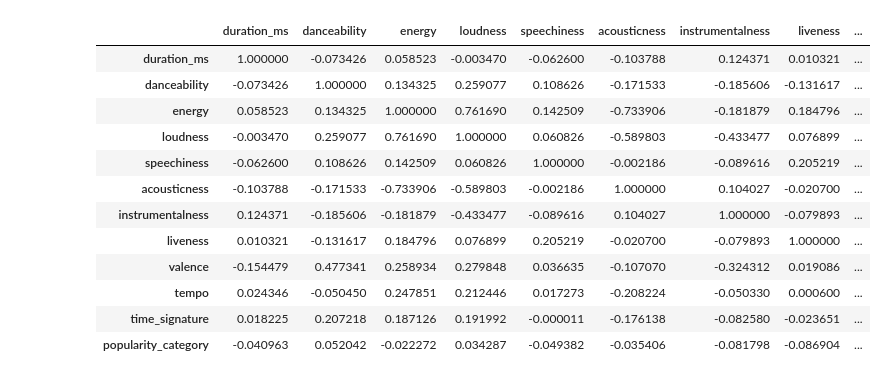
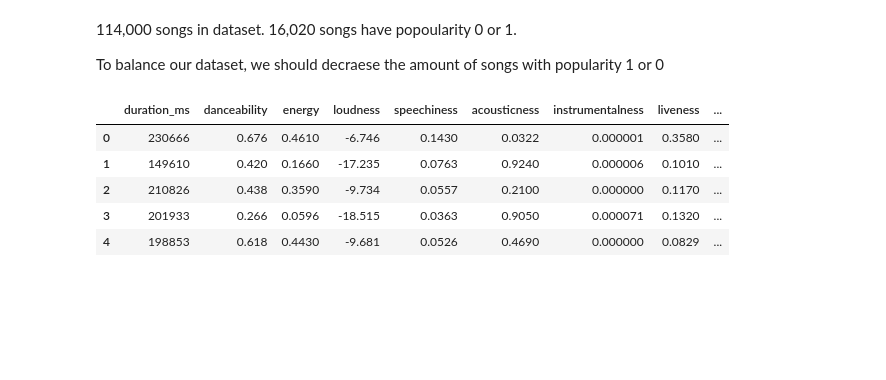
Before and after one commit to sahanaaa16/Song-Popularity, a Jupyter notebook: Final_Project.ipynb, the cells around one changed output. Cells and saved outputs as stored; diff of their text form; code cells hidden in the pictures; blank space fills up the shorter version.

```diff
--- a/Final_Project.ipynb
+++ b/Final_Project.ipynb
@@ -29,0 +48,19 @@ Warning: Total number of columns (21) exceeds max_columns (20) limiting to first
+# %%
+bins = [0,         30000,    60000,120000, 180000, 240000,300000, 420000, 720000, float('inf')]  # Example bins (adjust as needed)
+labels = ['<0:30', '0:30-1', '1-2','2-3','3-4','4-5','5-7','7-12','>12']
+
+# Create the categorical 'song_length_category' column
+df['song_length_category'] = pd.cut(df['duration_ms'], bins=bins, labels=labels, right=False)
+
+# Display a few rows to verify the new column
+#print(df[['duration_ms', 'song_length_category']].head(20))
+
+genre_popularity = df.groupby('song_length_category')['popularity'].mean().sort_values()
+
+plt.figure(figsize=(10, 5))
+sns.barplot(x=genre_popularity.index, y=genre_popularity.values, palette="viridis")
+plt.xlabel("length in minutes")
+plt.ylabel("Average Popularity")
+plt.title("Average Popularity by Song Length")
+plt.xticks(rotation = 80)
+plt.show()
@@ -30,29 +89,32 @@ Warning: Total number of columns (21) exceeds max_columns (20) limiting to first
+# %% [markdown]
+114,000 songs in dataset.
+16,020 songs have popoularity 0 or 1.
+
+To balance our dataset, we should decraese the amount of songs with popularity 1 or 0
 # %%
-def categorize_popularity(popularity):
-       if 0 <= popularity <= 50:
-           return 0
-       elif 51 <= popularity <= 100:
-           return 1
+def binary_popularity(popularity):
+       if 0 <= popularity <= 25:
+          return 0
+       elif 25 < popularity <= 100:
+          return 1
        else:
-           return -1  # Handle values outside the range if necessary
+          return -1  # Handle values outside the range if necessary
 
-df['popularity_category'] = df['popularity'].apply(categorize_popularity)
-new_df = df[['duration_ms',	'danceability', 'energy','loudness','speechiness','acousticness','instrumentalness','liveness','valence','tempo','time_signature', 'popularity_category']]  # Select desired columns
-new_df.corr()
+def explicitness(explicit):
+  if explicit == 0:
+    return 0
+  else:
+    return 1
 
-#loudness and energy correlate some correlation between valance and danceability
-#acousticness and energy/loudness have a negative correlation
+df['binary_popularity'] = df['popularity'].apply(binary_popularity)
+df['explicitness'] = df['explicit'].apply(explicitness)
+#these are all numerical features
+binary_df = df[['duration_ms',	'danceability', 'energy','loudness','speechiness','acousticness','instrumentalness','liveness','valence','tempo','time_signature', 'explicitness', 'key', 'mode', 'binary_popularity']]  # Select desired columns
+binary_df.head()
 # %% [output]
 |  | duration_ms | danceability | energy | loudness | speechiness | acousticness | instrumentalness | liveness | ... |
-| duration_ms | 1.000000 | -0.073426 | 0.058523 | -0.003470 | -0.062600 | -0.103788 | 0.124371 | 0.010321 | ... |
-| danceability | -0.073426 | 1.000000 | 0.134325 | 0.259077 | 0.108626 | -0.171533 | -0.185606 | -0.131617 | ... |
-| energy | 0.058523 | 0.134325 | 1.000000 | 0.761690 | 0.142509 | -0.733906 | -0.181879 | 0.184796 | ... |
-| loudness | -0.003470 | 0.259077 | 0.761690 | 1.000000 | 0.060826 | -0.589803 | -0.433477 | 0.076899 | ... |
-| speechiness | -0.062600 | 0.108626 | 0.142509 | 0.060826 | 1.000000 | -0.002186 | -0.089616 | 0.205219 | ... |
-| acousticness | -0.103788 | -0.171533 | -0.733906 | -0.589803 | -0.002186 | 1.000000 | 0.104027 | -0.020700 | ... |
-| instrumentalness | 0.124371 | -0.185606 | -0.181879 | -0.433477 | -0.089616 | 0.104027 | 1.000000 | -0.079893 | ... |
-| liveness | 0.010321 | -0.131617 | 0.184796 | 0.076899 | 0.205219 | -0.020700 | -0.079893 | 1.000000 | ... |
-| valence | -0.154479 | 0.477341 | 0.258934 | 0.279848 | 0.036635 | -0.107070 | -0.324312 | 0.019086 | ... |
-| tempo | 0.024346 | -0.050450 | 0.247851 | 0.212446 | 0.017273 | -0.208224 | -0.050330 | 0.000600 | ... |
-| time_signature | 0.018225 | 0.207218 | 0.187126 | 0.191992 | -0.000011 | -0.176138 | -0.082580 | -0.023651 | ... |
-| popularity_category | -0.040963 | 0.052042 | -0.022272 | 0.034287 | -0.049382 | -0.035406 | -0.081798 | -0.086904 | ... |
+| 0 | 230666 | 0.676 | 0.4610 | -6.746 | 0.1430 | 0.0322 | 0.000001 | 0.3580 | ... |
+| 1 | 149610 | 0.420 | 0.1660 | -17.235 | 0.0763 | 0.9240 | 0.000006 | 0.1010 | ... |
+| 2 | 210826 | 0.438 | 0.3590 | -9.734 | 0.0557 | 0.2100 | 0.000000 | 0.1170 | ... |
+| 3 | 201933 | 0.266 | 0.0596 | -18.515 | 0.0363 | 0.9050 | 0.000071 | 0.1320 | ... |
+| 4 | 198853 | 0.618 | 0.4430 | -9.681 | 0.0526 | 0.4690 | 0.000000 | 0.0829 | ... |
```
Also changed, not shown: parts of 20 cells of this notebook.
